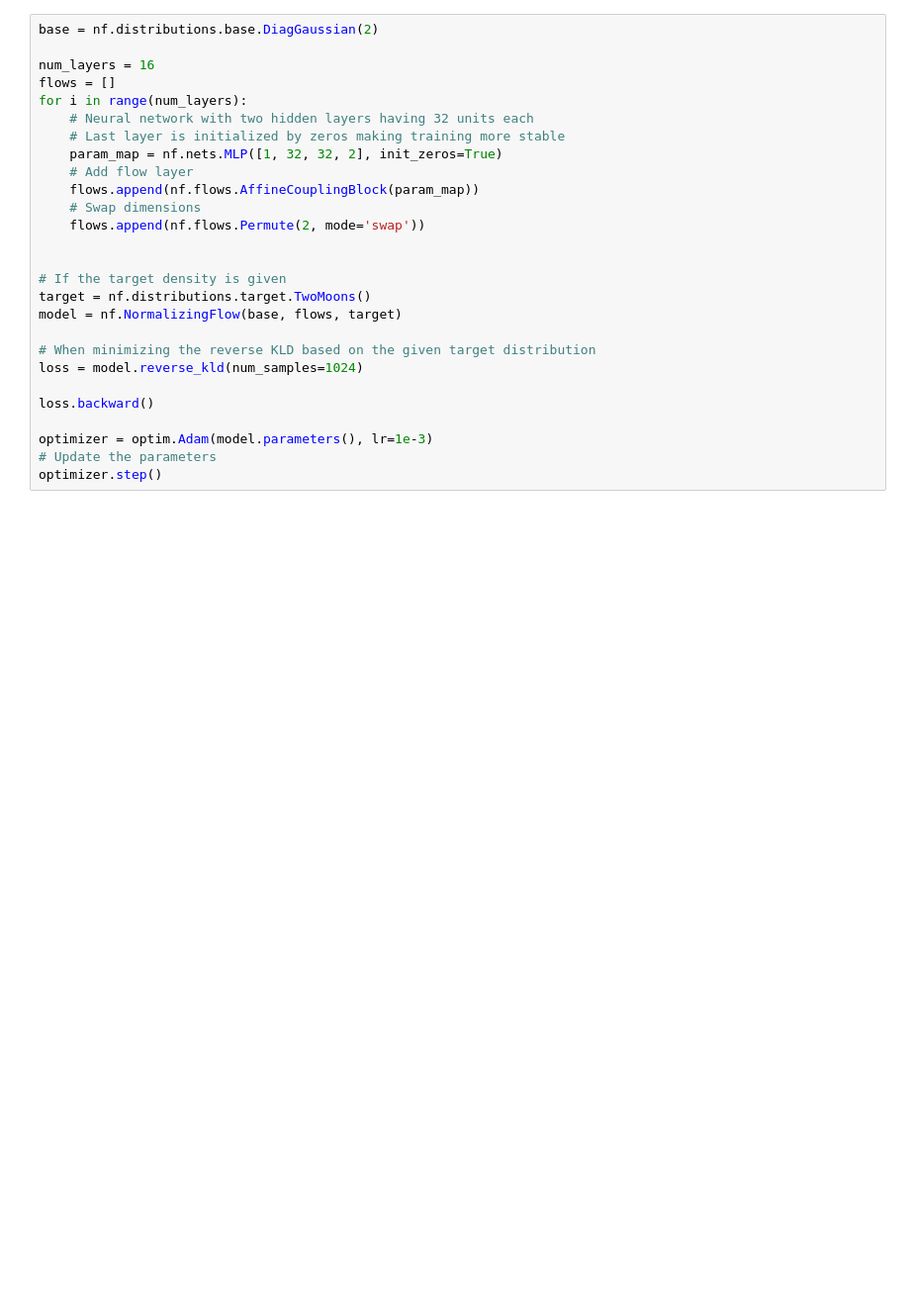
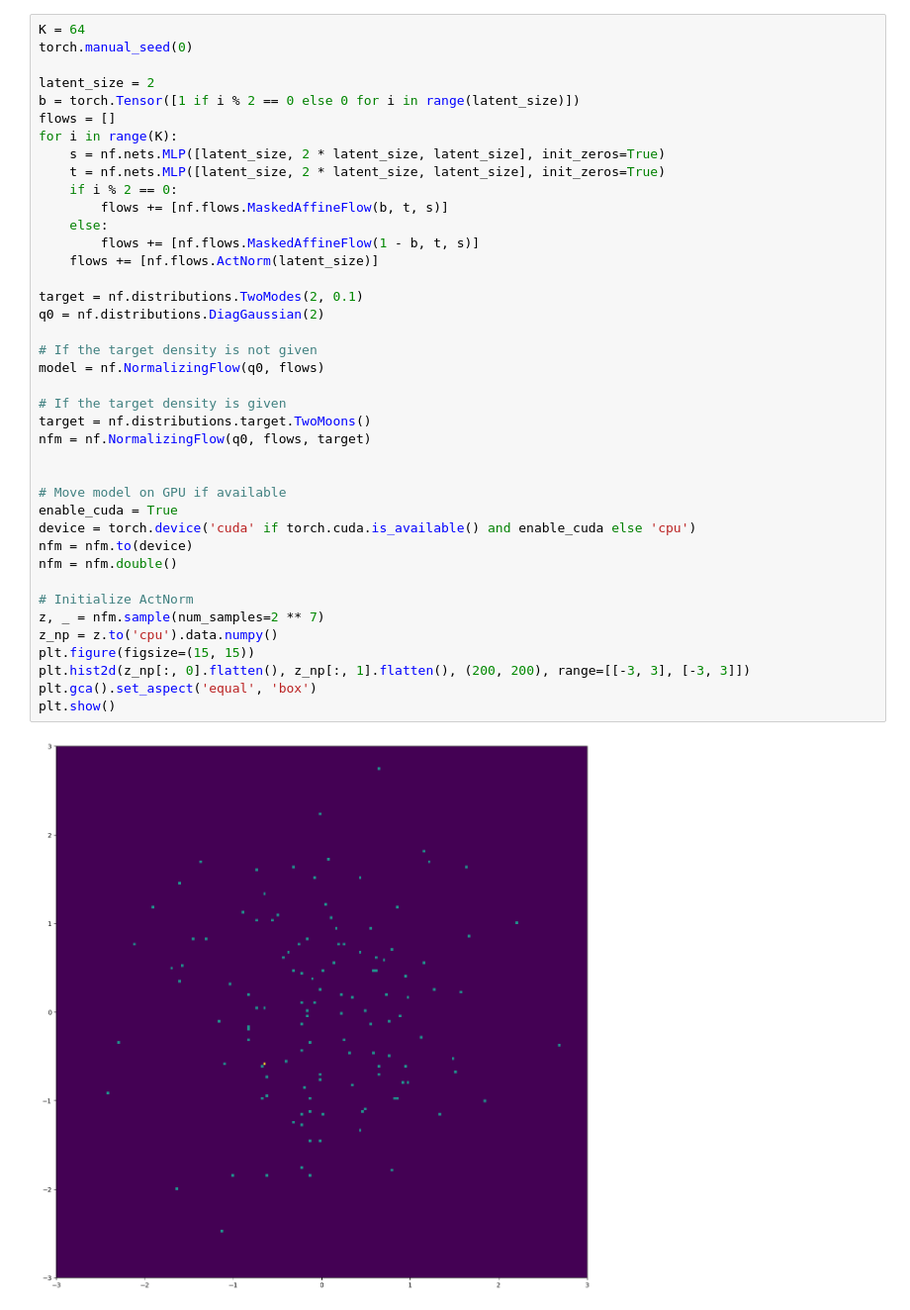
Before and after one commit to SamyBraik/InternshipProduction, a Jupyter notebook: ModelComparison.ipynb, the cells around one changed output. Shown at 99% size. Drawn from its saved outputs; the diff is of its cells as text; blank space fills up the shorter version.

Commit message:
ok normalizing flow works

```diff
--- a/ModelComparison.ipynb
+++ b/ModelComparison.ipynb
@@ -4,27 +8,42 @@ import torch.optim as optim
 # %%
-base = nf.distributions.base.DiagGaussian(2)
+K = 64
+torch.manual_seed(0)
 
-num_layers = 16
+latent_size = 2
+b = torch.Tensor([1 if i % 2 == 0 else 0 for i in range(latent_size)])
 flows = []
-for i in range(num_layers):
-    # Neural network with two hidden layers having 32 units each
-    # Last layer is initialized by zeros making training more stable
-    param_map = nf.nets.MLP([1, 32, 32, 2], init_zeros=True)
-    # Add flow layer
-    flows.append(nf.flows.AffineCouplingBlock(param_map))
-    # Swap dimensions
-    flows.append(nf.flows.Permute(2, mode='swap'))
+for i in range(K):
+    s = nf.nets.MLP([latent_size, 2 * latent_size, latent_size], init_zeros=True)
+    t = nf.nets.MLP([latent_size, 2 * latent_size, latent_size], init_zeros=True)
+    if i % 2 == 0:
+        flows += [nf.flows.MaskedAffineFlow(b, t, s)]
+    else:
+        flows += [nf.flows.MaskedAffineFlow(1 - b, t, s)]
+    flows += [nf.flows.ActNorm(latent_size)]
 
+target = nf.distributions.TwoModes(2, 0.1)
+q0 = nf.distributions.DiagGaussian(2)
+
+# If the target density is not given
+model = nf.NormalizingFlow(q0, flows)
 
 # If the target density is given
 target = nf.distributions.target.TwoMoons()
-model = nf.NormalizingFlow(base, flows, target)
+nfm = nf.NormalizingFlow(q0, flows, target)
 
-# When minimizing the reverse KLD based on the given target distribution
-loss = model.reverse_kld(num_samples=1024)
 
-loss.backward()
+# Move model on GPU if available
+enable_cuda = True
+device = torch.device('cuda' if torch.cuda.is_available() and enable_cuda else 'cpu')
+nfm = nfm.to(device)
+nfm = nfm.double()
 
-optimizer = optim.Adam(model.parameters(), lr=1e-3)
-# Update the parameters
-optimizer.step()
+# Initialize ActNorm
+z, _ = nfm.sample(num_samples=2 ** 7)
+z_np = z.to('cpu').data.numpy()
+plt.figure(figsize=(15, 15))
+plt.hist2d(z_np[:, 0].flatten(), z_np[:, 1].flatten(), (200, 200), range=[[-3, 3], [-3, 3]])
+plt.gca().set_aspect('equal', 'box')
+plt.show()
+# %% [output]
+[figure, added]
```
Also changed, not shown: parts of 4 cells of this notebook.
